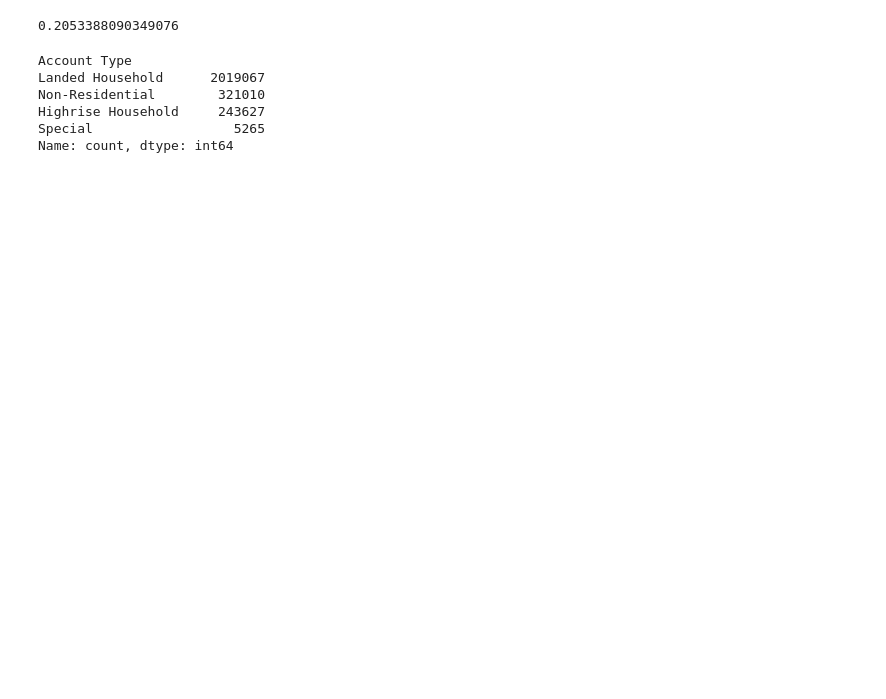
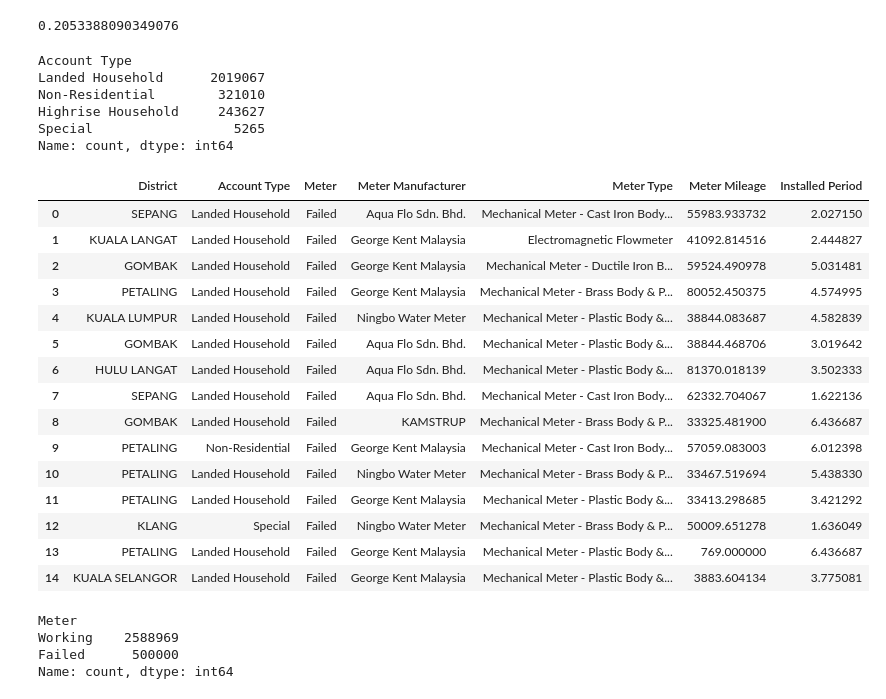
Before and after one commit to zhixe/intelligent-meter-test, a Jupyter notebook: ML/EDA.ipynb, the cells around one changed output. Saved outputs shown, nothing was run; the diff lists cells and outputs as text; code cells hidden in the pictures; blank space fills up the shorter version.

```diff
--- a/ML/EDA.ipynb
+++ b/ML/EDA.ipynb
@@ -6929,0 +6975,26 @@ failed_account_types = np.random.choice(account_types, p=weights, size=total_fai
+# %%
+failed_meter_data = pd.DataFrame({'District': failed_district['distribution'],
+                                  'Account Type': failed_account_types['distribution'],
+                                  'Meter': 'Failed',
+                                  'Meter Manufacturer': failed_meter_manufacturers['distribution'],
+                                  'Meter Type': failed_meter_types['distribution'],
+                                  'Meter Mileage': failed_meter_mileage,
+                                  'Installed Period': failed_meter_ages})
+failed_meter_data.head(15)
+# %% [output]
+|  | District | Account Type | Meter | Meter Manufacturer | Meter Type | Meter Mileage | Installed Period |
+| 0 | SEPANG | Landed Household | Failed | Aqua Flo Sdn. Bhd. | Mechanical Meter - Cast Iron Body... | 55983.933732 | 2.027150 |
+| 1 | KUALA LANGAT | Landed Household | Failed | George Kent Malaysia | Electromagnetic Flowmeter | 41092.814516 | 2.444827 |
+| 2 | GOMBAK | Landed Household | Failed | George Kent Malaysia | Mechanical Meter - Ductile Iron B... | 59524.490978 | 5.031481 |
+| 3 | PETALING | Landed Household | Failed | George Kent Malaysia | Mechanical Meter - Brass Body & P... | 80052.450375 | 4.574995 |
+| 4 | KUALA LUMPUR | Landed Household | Failed | Ningbo Water Meter | Mechanical Meter - Plastic Body &... | 38844.083687 | 4.582839 |
+| 5 | GOMBAK | Landed Household | Failed | Aqua Flo Sdn. Bhd. | Mechanical Meter - Plastic Body &... | 38844.468706 | 3.019642 |
+| 6 | HULU LANGAT | Landed Household | Failed | Aqua Flo Sdn. Bhd. | Mechanical Meter - Plastic Body &... | 81370.018139 | 3.502333 |
+| 7 | SEPANG | Landed Household | Failed | Aqua Flo Sdn. Bhd. | Mechanical Meter - Cast Iron Body... | 62332.704067 | 1.622136 |
+| 8 | GOMBAK | Landed Household | Failed | KAMSTRUP | Mechanical Meter - Brass Body & P... | 33325.481900 | 6.436687 |
+| 9 | PETALING | Non-Residential | Failed | George Kent Malaysia | Mechanical Meter - Cast Iron Body... | 57059.083003 | 6.012398 |
+| 10 | PETALING | Landed Household | Failed | Ningbo Water Meter | Mechanical Meter - Brass Body & P... | 33467.519694 | 5.438330 |
+| 11 | PETALING | Landed Household | Failed | George Kent Malaysia | Mechanical Meter - Plastic Body &... | 33413.298685 | 3.421292 |
+| 12 | KLANG | Special | Failed | Ningbo Water Meter | Mechanical Meter - Brass Body & P... | 50009.651278 | 1.636049 |
+| 13 | PETALING | Landed Household | Failed | George Kent Malaysia | Mechanical Meter - Plastic Body &... | 769.000000 | 6.436687 |
+| 14 | KUALA SELANGOR | Landed Household | Failed | George Kent Malaysia | Mechanical Meter - Plastic Body &... | 3883.604134 | 3.775081 |
@@ -6929,0 +7003,7 @@ failed_account_types = np.random.choice(account_types, p=weights, size=total_fai
+# %%
+meter_data['Meter'].value_counts()
+# %% [output]
+Meter
+Working    2588969
+Failed      500000
+Name: count, dtype: int64
```
Also changed, not shown: parts of 15 cells of this notebook.
